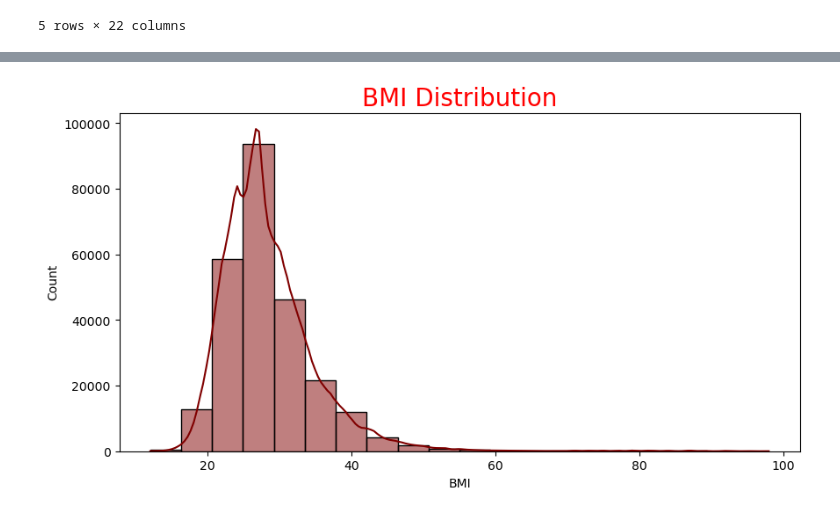
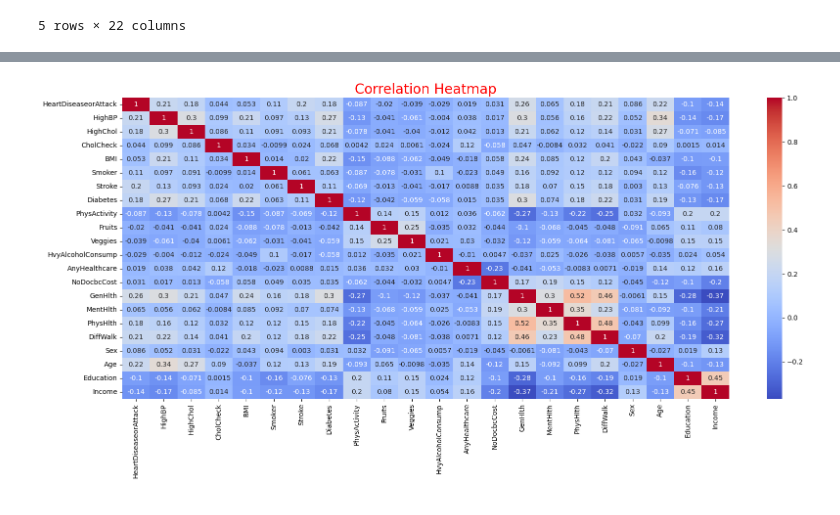
Before and after one commit to tamalbhowmik1995-svg/Analyse-Health-and-Demographic-Using-Python, a Jupyter notebook: Untitled.ipynb, the cells around one changed output, grey strips where cells are left out. Cells and saved outputs as stored; diff of their text form; code cells hidden in the pictures.

```diff
--- a/Untitled.ipynb
+++ b/Untitled.ipynb
@@ -3,7 +3,7 @@ import pandas as pd
 import matplotlib.pyplot as plt
 import seaborn as sns
 # %%
-df=pd.read_csv('heart_disease_health_indicators_BRFSS2015 2 (1) (1).csv')
+df=pd.read_csv('heart_disease_health_indicators_BRFSS2015 2 (1) (2).csv')
 df.head()
 # %% [output]
 |  | HeartDiseaseorAttack | HighBP | HighChol | CholCheck | BMI | Smoker | Stroke | Diabetes | PhysActivity | ... |
@@ -23,7 +85,7 @@ plt.show()
 # %%
-plt.figure(figsize=(10,5))
-sns.histplot(df['BMI'], bins=20, kde=True, color='maroon')
-plt.title('BMI Distribution', size=20, color='red')
+plt.figure(figsize=(20,8))
+sns.heatmap(df.corr(), annot=True, cmap='coolwarm')
+plt.title('Correlation Heatmap', color='red', size=20)
 plt.show()
 # %% [output]
-[figure, old version]
+[figure, new version]
```
Also changed, not shown: parts of 28 cells of this notebook.
